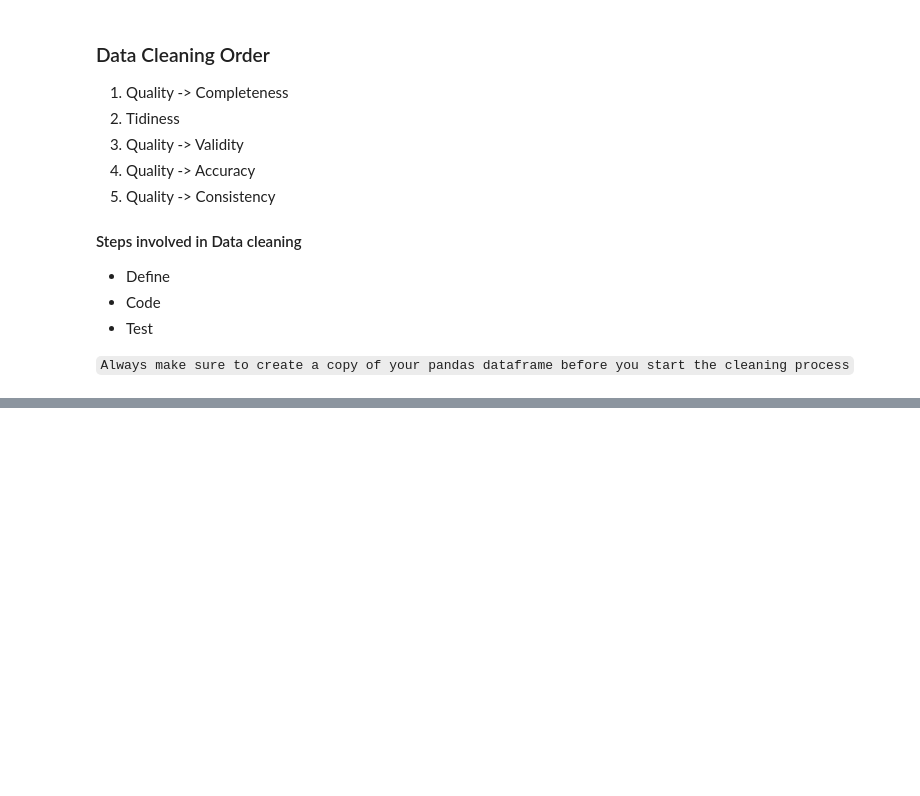
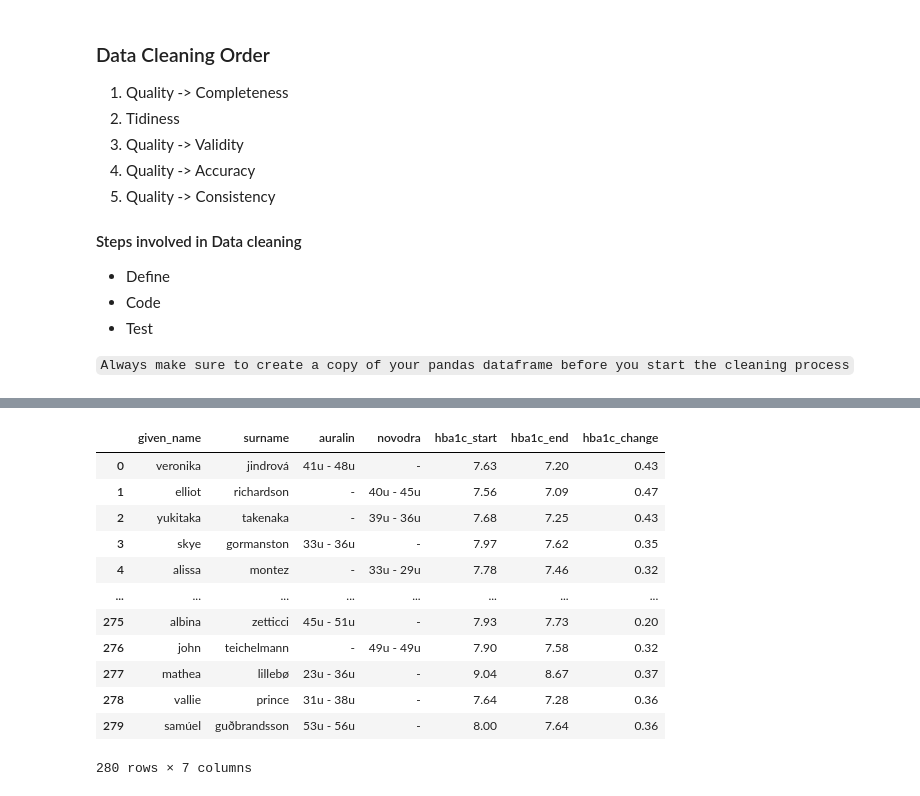
Before and after one commit to Abhishek-jakhar/Machine_learning, a Jupyter notebook: 3_Cleaning_of_data.ipynb, the cells around one changed output, grey strips where cells are left out. Drawn from its saved outputs; the diff is of its cells as text; code cells hidden in the pictures; blank space fills up the shorter version.

```diff
--- a/3_Cleaning_of_data.ipynb
+++ b/3_Cleaning_of_data.ipynb
@@ -297,3 +331,8 @@ Completeness <- Validity <- Accuracy <- Consistency
 - Test
 
 `Always make sure to create a copy of your pandas dataframe before you start the cleaning process`
+# %%
+patient_df = patient.copy()
+adverse_reaction_df = adverse_reaction.copy()
+treatment_df = treatment.copy()
+treatment_cut_df = treatment_cut.copy()
@@ -299,0 +385,18 @@ Completeness <- Validity <- Accuracy <- Consistency
+# %%
+#code
+treatment_df['hba1c_change']= treatment_df['hba1c_start']-treatment_df['hba1c_end']
+treatment_df
+# %% [output]
+|  | given_name | surname | auralin | novodra | hba1c_start | hba1c_end | hba1c_change |
+| 0 | veronika | jindrová | 41u - 48u | - | 7.63 | 7.20 | 0.43 |
+| 1 | elliot | richardson | - | 40u - 45u | 7.56 | 7.09 | 0.47 |
+| 2 | yukitaka | takenaka | - | 39u - 36u | 7.68 | 7.25 | 0.43 |
+| 3 | skye | gormanston | 33u - 36u | - | 7.97 | 7.62 | 0.35 |
+| 4 | alissa | montez | - | 33u - 29u | 7.78 | 7.46 | 0.32 |
+| ... | ... | ... | ... | ... | ... | ... | ... |
+| 275 | albina | zetticci | 45u - 51u | - | 7.93 | 7.73 | 0.20 |
+| 276 | john | teichelmann | - | 49u - 49u | 7.90 | 7.58 | 0.32 |
+| 277 | mathea | lillebø | 23u - 36u | - | 9.04 | 8.67 | 0.37 |
+| 278 | vallie | prince | 31u - 38u | - | 7.64 | 7.28 | 0.36 |
+| 279 | samúel | guðbrandsson | 53u - 56u | - | 8.00 | 7.64 | 0.36 |
+280 rows × 7 columns
```
Also changed, not shown: parts of 14 cells of this notebook.
